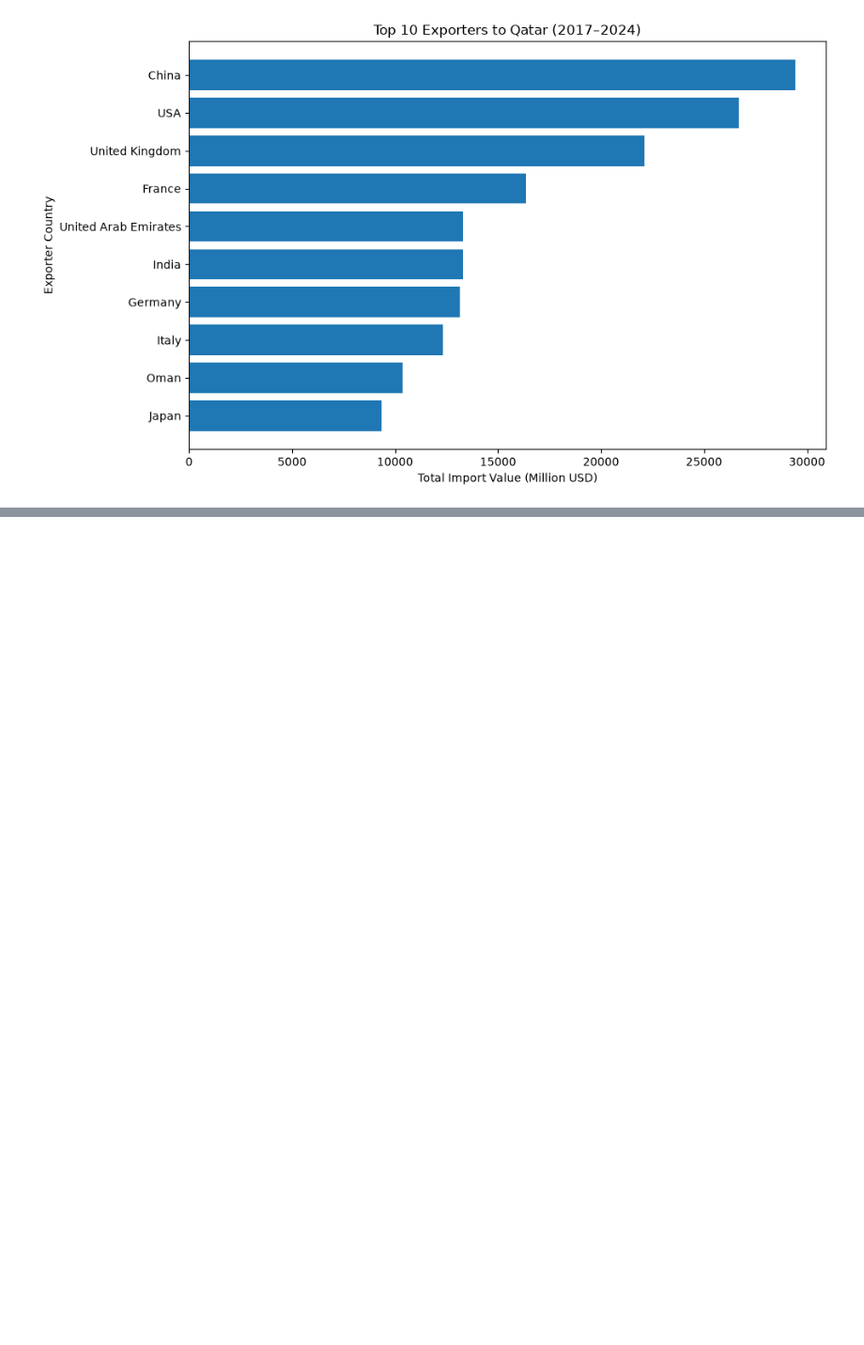
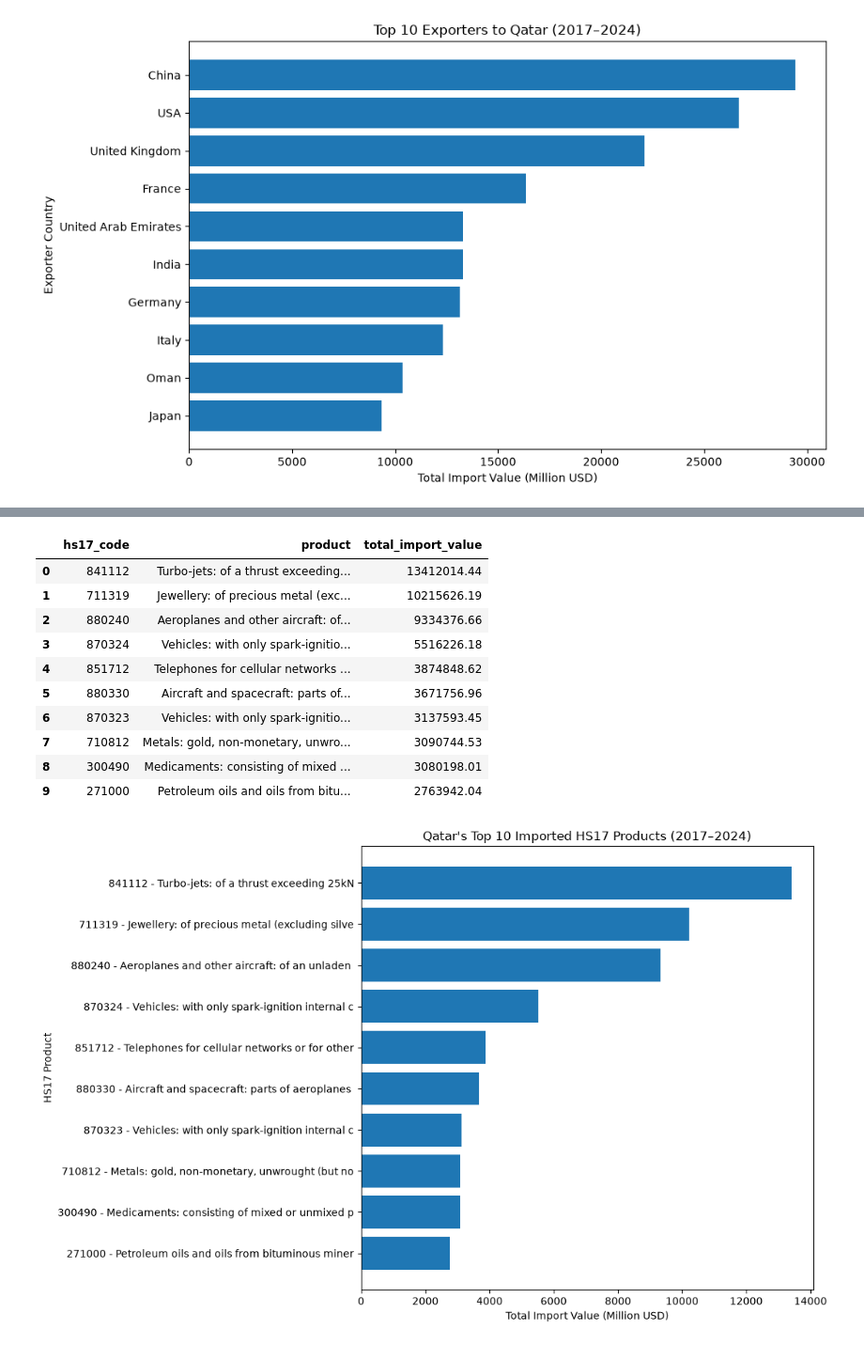
Before and after one commit to maha-mk2003044/assignments, a Jupyter notebook: assign1/notebooks/lakehouse_pipline.ipynb, the cells around one changed output, grey strips where cells are left out. Shown at 94% size. Saved outputs shown, nothing was run; the diff lists cells and outputs as text; code cells hidden in the pictures; blank space fills up the shorter version.

```diff
--- a/assign1/notebooks/lakehouse_pipline.ipynb
+++ b/assign1/notebooks/lakehouse_pipline.ipynb
@@ -263,0 +280,49 @@ plt.show()
+# %%
+# Question 3: Top 10 imported HS17 products
+q3 = con.execute("""
+    SELECT
+        p.product_key AS hs17_code,
+        p.product_description AS product,
+        ROUND(SUM(f.trade_value), 2) AS total_import_value
+    FROM lake.gold.fact_imports f
+    JOIN lake.gold.dim_product p
+        ON f.product_key = p.product_key
+    GROUP BY p.product_key, p.product_description
+    ORDER BY total_import_value DESC
+    LIMIT 10
+""").df()
+
+display(q3)
+
+# Visualization 3: Horizontal bar chart
+plt.figure(figsize=(11, 7))
+
+labels = [
+    f"{row.hs17_code} - {row.product[:45]}"
+    for row in q3.itertuples()
+]
+
+plt.barh(
+    labels,
+    q3["total_import_value"] / 1000
+)
+
+plt.gca().invert_yaxis()
+plt.title("Qatar's Top 10 Imported HS17 Products (2017–2024)")
+plt.xlabel("Total Import Value (Million USD)")
+plt.ylabel("HS17 Product")
+plt.tight_layout()
+plt.show()
+# %% [output]
+|  | hs17_code | product | total_import_value |
+| 0 | 841112 | Turbo-jets: of a thrust exceeding... | 13412014.44 |
+| 1 | 711319 | Jewellery: of precious metal (exc... | 10215626.19 |
+| 2 | 880240 | Aeroplanes and other aircraft: of... | 9334376.66 |
+| 3 | 870324 | Vehicles: with only spark-ignitio... | 5516226.18 |
+| 4 | 851712 | Telephones for cellular networks ... | 3874848.62 |
+| 5 | 880330 | Aircraft and spacecraft: parts of... | 3671756.96 |
+| 6 | 870323 | Vehicles: with only spark-ignitio... | 3137593.45 |
+| 7 | 710812 | Metals: gold, non-monetary, unwro... | 3090744.53 |
+| 8 | 300490 | Medicaments: consisting of mixed ... | 3080198.01 |
+| 9 | 271000 | Petroleum oils and oils from bitu... | 2763942.04 |
+[figure, added]
```
Also changed, not shown: parts of 7 cells of this notebook.
